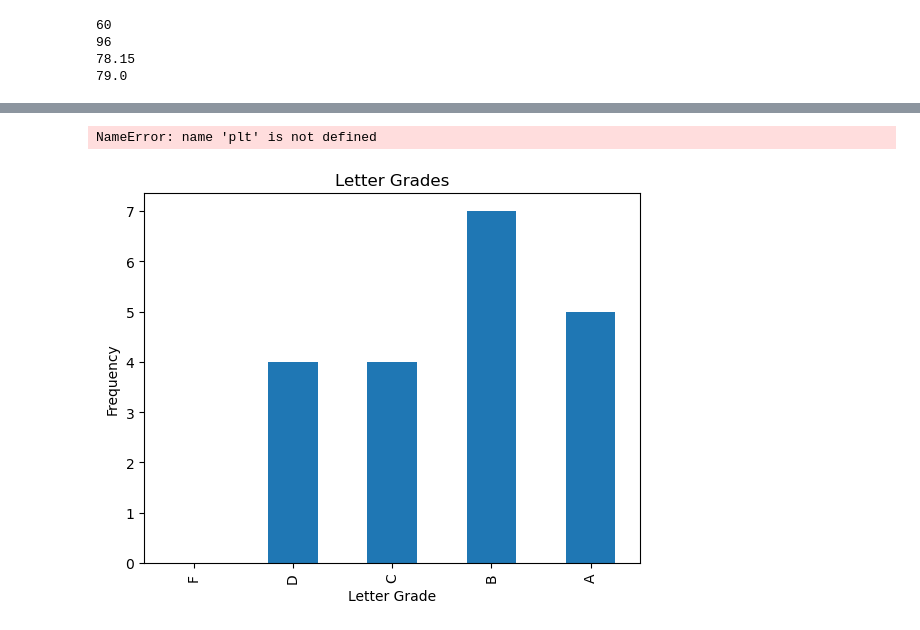
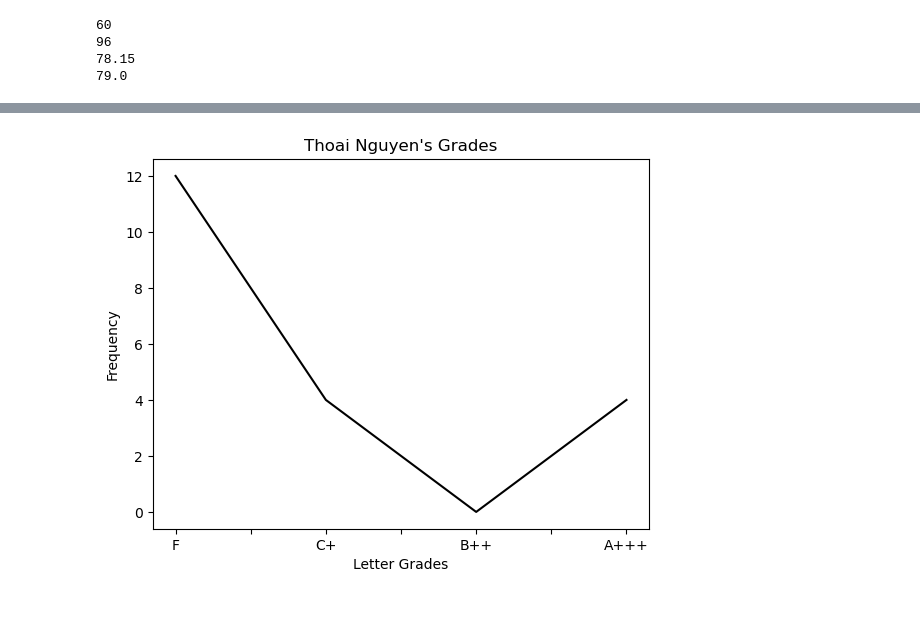
Before and after one commit to Thoai-Adam/python-exercises, a Jupyter notebook: pandas_series_pt2.ipynb, the cells around one changed output, grey strips where cells are left out. Cells and saved outputs as stored; diff of their text form; code cells hidden in the pictures.

```diff
--- a/pandas_series_pt2.ipynb
+++ b/pandas_series_pt2.ipynb
@@ -419,14 +454,17 @@ curved_grades = exam_scores + curve_amount
 # %%
 # Convert the numeric values in the curved_grades Series to categorical letter grades
-letter_grades = pd.cut(curved_grades, bins=[0, 59, 69, 79, 89, 100],
-                       labels=['F', 'D', 'C', 'B', 'A'])
+letter_grades = pd.cut(curved_grades, bins=[0, 85, 90, 95, 100],
+                       labels=['F', 'C+', 'B++', 'A+++'])
+#Niiki's way
+#bin_edges = [0,70,80,90,100]
+#bin_labels= ['F', 'C', 'B', 'A']
 # %%
 # Plot the categorical letter_grades Series
-letter_grades.value_counts().sort_index().plot(kind='bar',
-                                               xlabel='Letter Grade',
+letter_grades.value_counts().sort_index().plot(kind='line',
+                                               xlabel='Letter Grades',
                                                ylabel='Frequency',
-                                               title='Letter Grades')
+                                               color='black',
+                                               title='Thoai Nguyen\'s Grades')
 plt.show()
 # %% [output]
-NameError: name 'plt' is not defined
-[figure, old version]
+[figure, new version]
```
Also changed, not shown: parts of 10 cells of this notebook.
